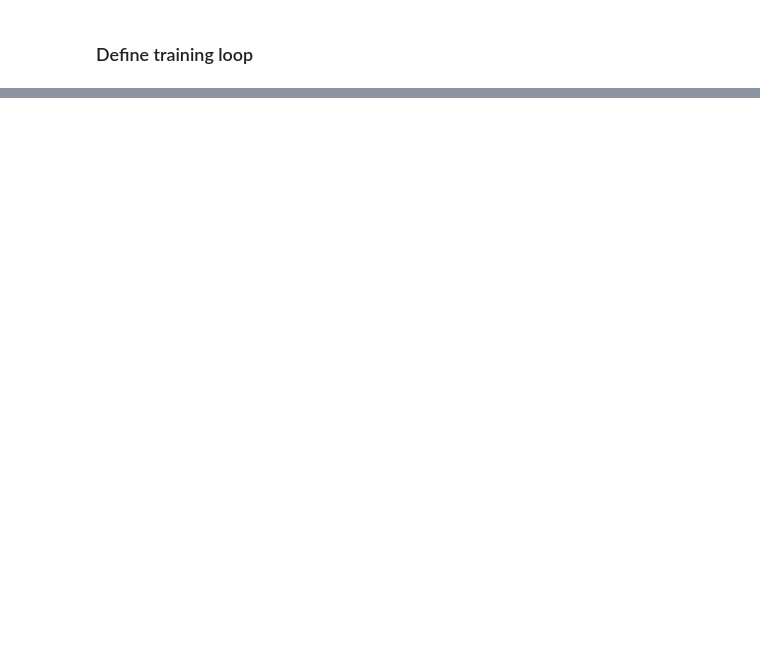
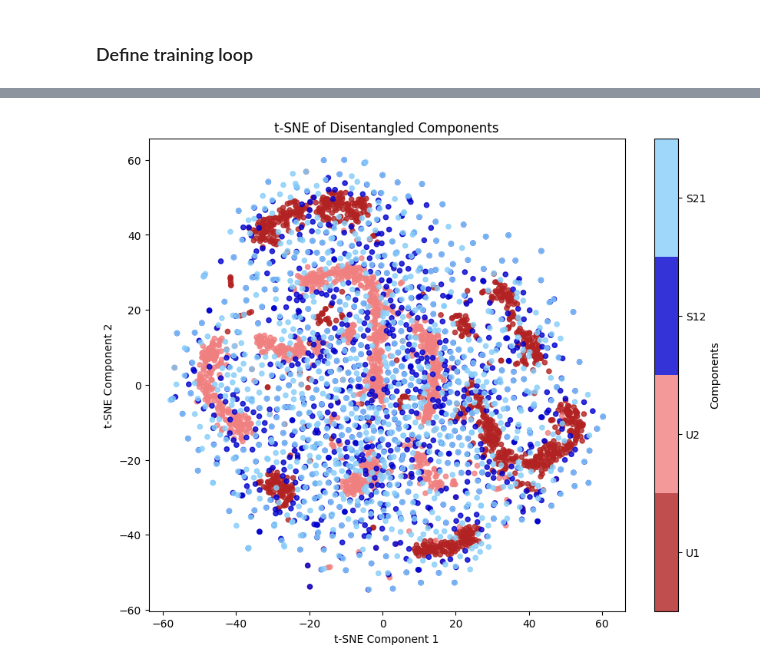
Before and after one commit to Vascorn/RePercENT, a Jupyter notebook: notebooks/repercent_synthetic.ipynb, the cells around one changed output, grey strips where cells are left out. Drawn from its saved outputs; the diff is of its cells as text; code cells hidden in the pictures; blank space fills up the shorter version.

```diff
--- a/notebooks/repercent_synthetic.ipynb
+++ b/notebooks/repercent_synthetic.ipynb
@@ -315,3 +314,61 @@ KeyboardInterrupt:
+# %%
+from sklearn.decomposition import PCA
+from sklearn.manifold import TSNE
+import matplotlib.pyplot as plt
+import numpy as np
+from mpl_toolkits.mplot3d import Axes3D
+from matplotlib.colors import ListedColormap
+
+
+# Extract the disentangled components from the trained model
+model.eval()
+
+# Use a batch from the dataset for visualization
+dataloader_viz = DataLoader(dataset, batch_size=1000, shuffle=False)
+data_m1_viz, data_m2_viz, _, _, _ = next(iter(dataloader_viz))
+
+data_m1_viz = data_m1_viz.to(device)
+data_m2_viz = data_m2_viz.to(device)
+
+# Forward pass to extract disentangled components
+with torch.no_grad():
+    outputs_viz = model(data_m1_viz, data_m2_viz)
+
+    # Extract components
+    z_1 = outputs_viz['Z1'][0].cpu().numpy()  # Unique component from modality 1
+    z_2 = outputs_viz['Z2'][0].cpu().numpy()  # Unique component from modality 2
+    s_12 = outputs_viz['Z1'][1].cpu().numpy() # shared component from modality 1
+    s_21 = outputs_viz['Z2'][1].cpu().numpy() # shared component from modality 2
+
+    labels = [0] * z_1.shape[0] + [1] * z_2.shape[0] + s_12.shape[0] * [2] + s_21.shape[0] * [3]
+
+    # t-SNE 2D visualization
+    # Concatenate all components for t-SNE
+    concat = np.concatenate([z_1, z_2, s_12, s_21], axis=0)
+
+    # t-SNE 2D visualization
+    tsne = TSNE(n_components=2, random_state=42, perplexity=30)
+    tsne_result = tsne.fit_transform(concat)
+
+    plt.figure(figsize=(10, 8))
+    colors = ['#b22222', '#f08080', '#0000cd', '#87cefa']  # dark red, light red, dark blue, light blue
+
+
+    # Create colormap
+    cmap = ListedColormap(colors)
+    scatter3 = plt.scatter(tsne_result[:, 0], tsne_result[:, 1], c=labels, cmap= cmap, alpha=0.8, s= 20)
+
+    # Discrete colorbar for four labels
+    cbar = plt.colorbar(scatter3, ticks=[0, 1, 2, 3], boundaries=[-0.5, 0.5, 1.5, 2.5, 3.5])
+    cbar.set_label('Components')
+    cbar.set_ticklabels(['U1', 'U2', 'S12', 'S21'])
+
+    plt.title('t-SNE of Disentangled Components')
+    plt.xlabel('t-SNE Component 1')
+    plt.ylabel('t-SNE Component 2')
+    plt.show()
+# %% [output]
+[figure, added]
 # %%
 import matplotlib.pyplot as plt
 
```
Also changed, not shown: parts of 5 cells of this notebook, 2 other files.
